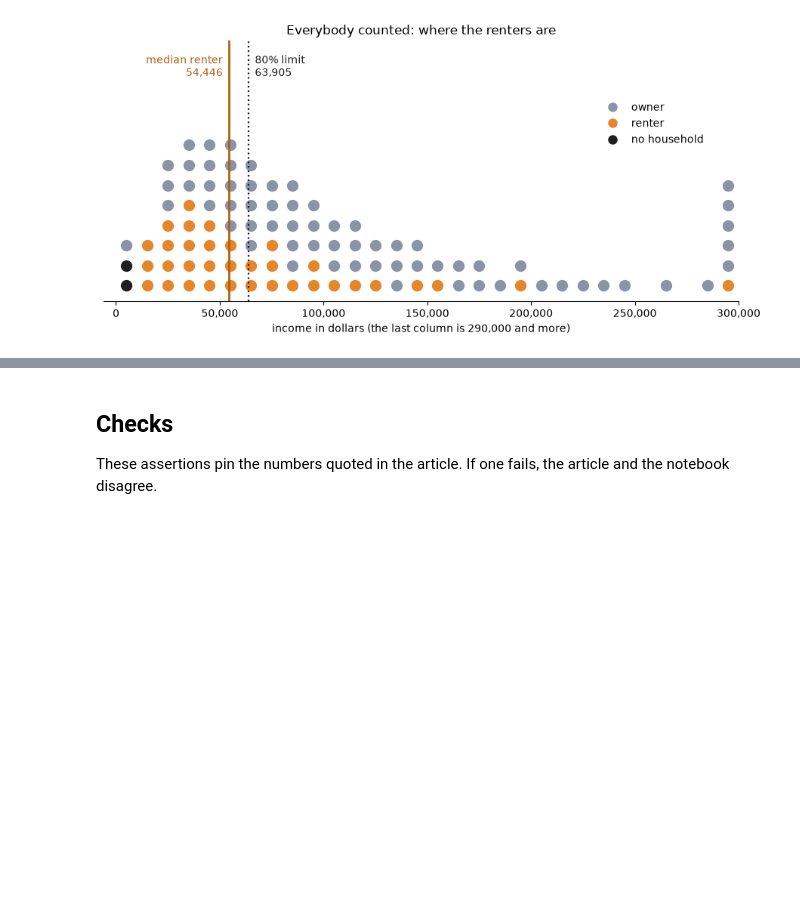
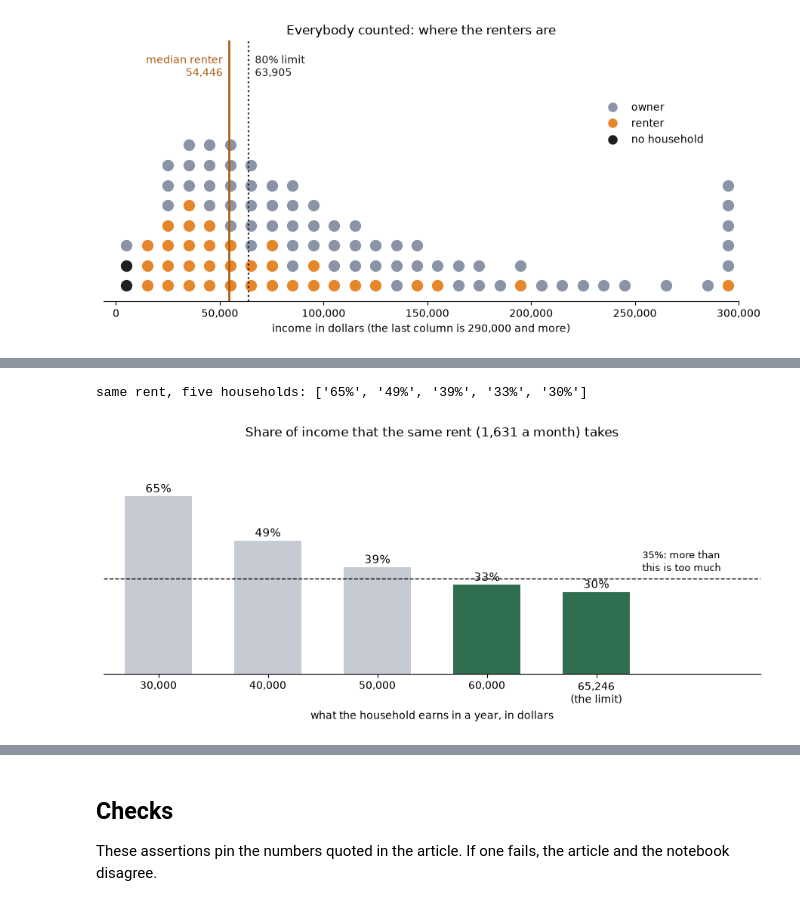
Before and after one commit to Alestainer/statistics-intuitions, a Jupyter notebook: notebooks/06-who-answers-the-income-survey.ipynb, the cells around one changed output, grey strips where cells are left out. Cells and saved outputs as stored; diff of their text form; code cells hidden in the pictures; blank space fills up the shorter version.

```diff
--- a/notebooks/06-who-answers-the-income-survey.ipynb
+++ b/notebooks/06-who-answers-the-income-survey.ipynb
@@ -1251,0 +1384,13 @@ true 80% limit 63,905; median renter household 54,446; renter households under t
+# %%
+threshold_results = {}
+print(f"{'rent is at most':<18}{'income needed':>15}   target households served, of 100 (and % of served that are above the target)")
+for share in (0.35, 0.40, 0.50):
+    floor = survey_rent_year / share
+    cells_out = []
+    for row in (0, 3, 4):
+        units = reverse_rows[row][1]
+        target = units < LIMIT_SHARE * np.median(units)
+        can_pay = (units >= floor) & (units < survey_limit)
+        threshold_results[(share, row)] = (100 * (can_pay & target).sum() / target.sum(), 100 * (can_pay & ~target).sum() / can_pay.sum())
+        cells_out.append(f"{threshold_results[(share, row)][0]:5.1f} ({threshold_results[(share, row)][1]:3.0f}%)")
+    print(f"{100 * share:.0f}% of income{'':<5}{floor:>15,.0f}   survey only {cells_out[0]}   1 in 100 doubled {cells_out[1]}   6 in 100 doubled {cells_out[2]}")
@@ -1251,0 +1402,24 @@ true 80% limit 63,905; median renter household 54,446; renter households under t
+# %%
+example_incomes = [30_000, 40_000, 50_000, 60_000, survey_limit]
+example_shares = [100 * survey_rent_year / value for value in example_incomes]
+labels = [f"{value:,.0f}" for value in example_incomes[:-1]] + [f"{survey_limit:,.0f}\n(the limit)"]
+colors = [SERVED if share <= 100 * standard else PRICED_OUT for share in example_shares]
+print("same rent, five households:", [f"{share:.0f}%" for share in example_shares])
+
+fig, ax = plt.subplots(figsize=(9, 4.2))
+bars = ax.bar(labels, example_shares, color=colors, width=0.62)
+for bar, share in zip(bars, example_shares):
+    ax.text(bar.get_x() + bar.get_width() / 2, share + 1.5, f"{share:.0f}%", ha="center", fontsize=11)
+ax.axhline(100 * standard, color="black", linestyle="--", linewidth=1)
+ax.text(4.42, 100 * standard + 1.5, "35%: more than\nthis is too much", ha="left", va="bottom", fontsize=9.5)
+ax.set_xlim(-0.5, 5.5)
+ax.set_ylim(0, 85)
+ax.set_yticks([])
+ax.set_xlabel("what the household earns in a year, in dollars")
+ax.set_title(f"Share of income that the same rent ({survey_rent_year / 12:,.0f} a month) takes")
+ax.spines[["top", "right", "left"]].set_visible(False)
+fig.tight_layout()
+plt.show()
+# %% [output]
+same rent, five households: ['65%', '49%', '39%', '33%', '30%']
+[figure, added]
```
Also changed, not shown: parts of 15 cells of this notebook.
